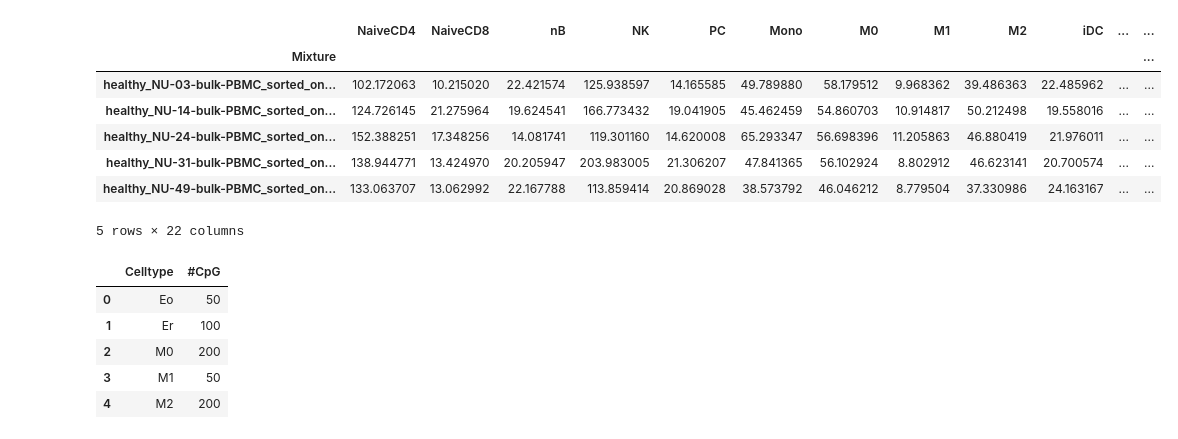
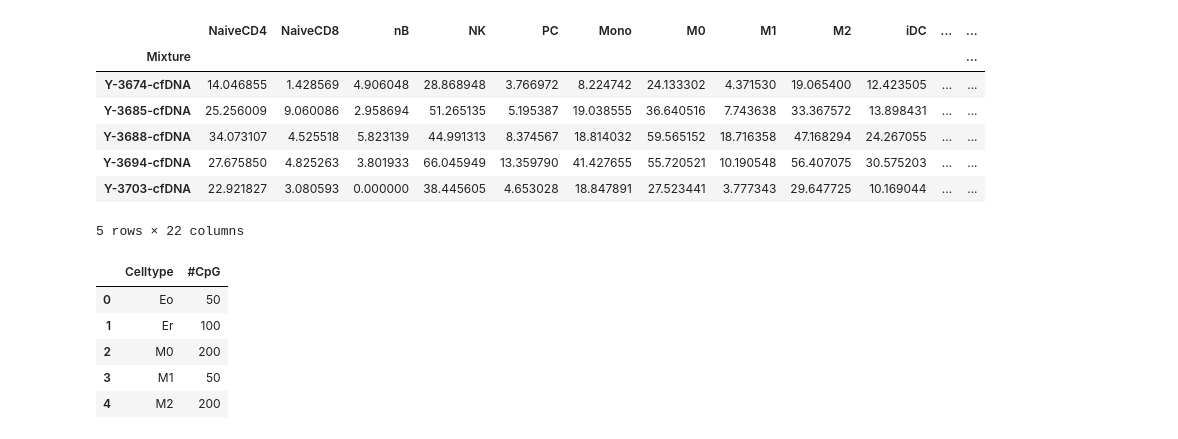
Before and after one commit to Irfanwustl/Research_code, a Jupyter notebook: MHB_per_read/softreadcounting/very_efficient/towards_ct_proportion.ipynb, the cells around one changed output. Cells and saved outputs as stored; diff of their text form; code cells hidden in the pictures.

```diff
--- a/MHB_per_read/softreadcounting/very_efficient/towards_ct_proportion.ipynb
+++ b/MHB_per_read/softreadcounting/very_efficient/towards_ct_proportion.ipynb
@@ -1,21 +1,21 @@
 # %%
 import pandas as pd
 
 
-posscorefile='/Users/irffanalahi/Research/Research_update/SoftRD/largerEXP/BL22genepromdelta.7/Realdata/RF/BL22_genepromSM_0.7.txt_TRAININGbestref.txt_result_dupindex_binnedstats.pkl_totalformatteddata.pkl_RFprob_CSxOut.txt'
+posscorefile='/Users/irffanalahi/Research/Research_update/SoftRD/largerEXP/BL22genepromdelta.7/Realdata/irAE/forcorr/deconprepare/CSxout/BL22_genepromSM_0.7.txt_TRAININGbestref.txt_result_dupindex_binnedstats.pkladjustedScore_minus_avg_CSxOut.txt'
 ct_cpgfile='/Users/irffanalahi/Research/Research_update/SoftRD/hashtable_stats/BL22/moreSM/Thebestref/BL22_genepromSM_0.7.txt_TRAININGbestref.txt_info.txt'
 
 posscoredf=pd.read_csv(posscorefile,sep="\t",index_col='Mixture')
 
 posscoredf.head()
 # %% [output]
 |  | NaiveCD4 | NaiveCD8 | nB | NK | PC | Mono | M0 | M1 | M2 | iDC | ... | ... |
 | Mixture |  |  |  |  |  |  |  |  |  |  |  | ... |
-| healthy_NU-03-bulk-PBMC_sorted_on... | 102.172063 | 10.215020 | 22.421574 | 125.938597 | 14.165585 | 49.789880 | 58.179512 | 9.968362 | 39.486363 | 22.485962 | ... | ... |
-| healthy_NU-14-bulk-PBMC_sorted_on... | 124.726145 | 21.275964 | 19.624541 | 166.773432 | 19.041905 | 45.462459 | 54.860703 | 10.914817 | 50.212498 | 19.558016 | ... | ... |
-| healthy_NU-24-bulk-PBMC_sorted_on... | 152.388251 | 17.348256 | 14.081741 | 119.301160 | 14.620008 | 65.293347 | 56.698396 | 11.205863 | 46.880419 | 21.976011 | ... | ... |
-| healthy_NU-31-bulk-PBMC_sorted_on... | 138.944771 | 13.424970 | 20.205947 | 203.983005 | 21.306207 | 47.841365 | 56.102924 | 8.802912 | 46.623141 | 20.700574 | ... | ... |
-| healthy_NU-49-bulk-PBMC_sorted_on... | 133.063707 | 13.062992 | 22.167788 | 113.859414 | 20.869028 | 38.573792 | 46.046212 | 8.779504 | 37.330986 | 24.163167 | ... | ... |
+| Y-3674-cfDNA | 14.046855 | 1.428569 | 4.906048 | 28.868948 | 3.766972 | 8.224742 | 24.133302 | 4.371530 | 19.065400 | 12.423505 | ... | ... |
+| Y-3685-cfDNA | 25.256009 | 9.060086 | 2.958694 | 51.265135 | 5.195387 | 19.038555 | 36.640516 | 7.743638 | 33.367572 | 13.898431 | ... | ... |
+| Y-3688-cfDNA | 34.073107 | 4.525518 | 5.823139 | 44.991313 | 8.374567 | 18.814032 | 59.565152 | 18.716358 | 47.168294 | 24.267055 | ... | ... |
+| Y-3694-cfDNA | 27.675850 | 4.825263 | 3.801933 | 66.045949 | 13.359790 | 41.427655 | 55.720521 | 10.190548 | 56.407075 | 30.575203 | ... | ... |
+| Y-3703-cfDNA | 22.921827 | 3.080593 | 0.000000 | 38.445605 | 4.653028 | 18.847891 | 27.523441 | 3.777343 | 29.647725 | 10.169044 | ... | ... |
 5 rows × 22 columns
 # %%
 ct_cpgdf=pd.read_csv(ct_cpgfile,sep="\t")
```
Also changed, not shown: parts of 3 cells of this notebook, 7 other files.
